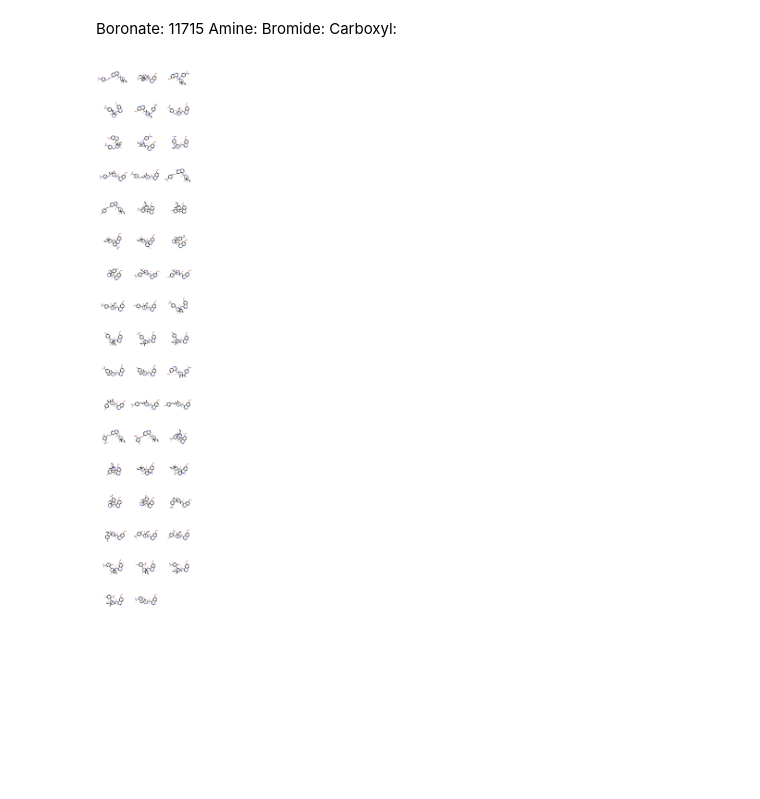
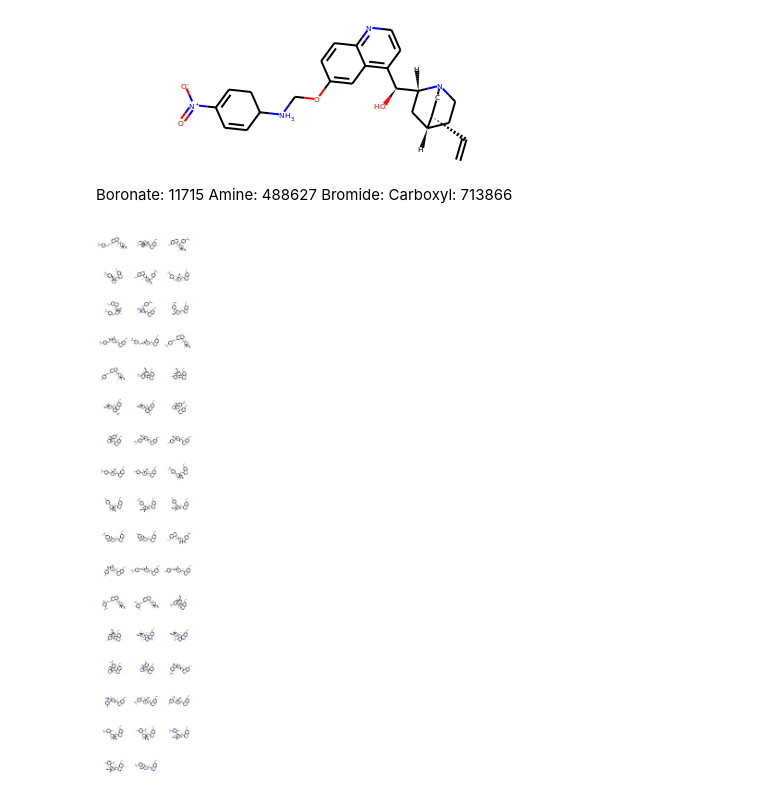
Before and after one commit to Truman-Xu/RxnEnumeration, a Jupyter notebook: CH-enum/Aldrich.ipynb, the cells around one changed output. Cells and saved outputs as stored; diff of their text form; code cells hidden in the pictures; blank space fills up the shorter version.

Commit message:
enumeration results added

```diff
--- a/CH-enum/Aldrich.ipynb
+++ b/CH-enum/Aldrich.ipynb
@@ -79,8 +160,12 @@ len(prods)
+# %%
+concat_results[0][0]
+# %% [output]
+[figure, added]
 # %% [markdown]
 Boronate: 11715
-Amine:
+Amine: 488627
 Bromide:
-Carboxyl:
+Carboxyl: 713866
 # %%
 with open('amine_prod_temp.sdf','w') as f:
     w = Chem.SDWriter(f)
```
Also changed, not shown: parts of 30 cells of this notebook.
